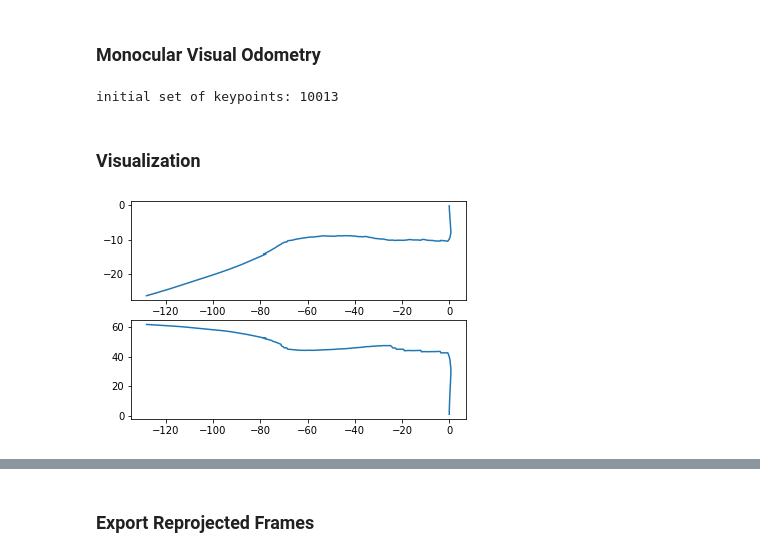
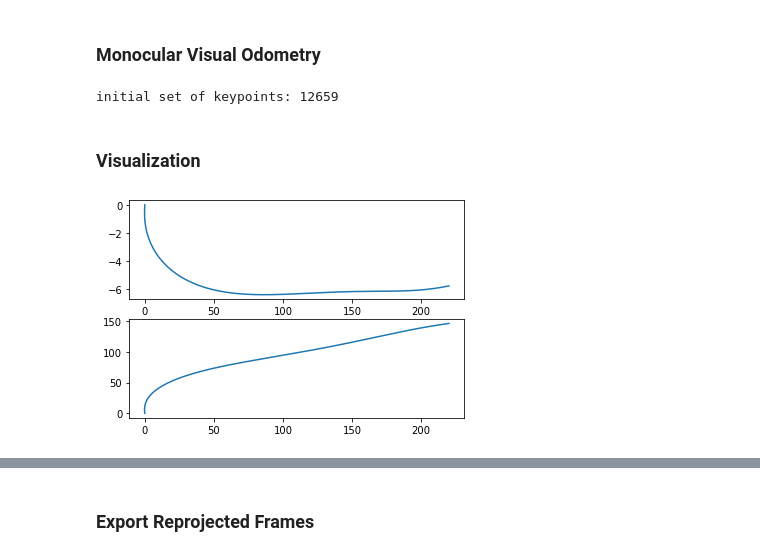
Before and after one commit to YehCF/monocular-visual-odometry, a Jupyter notebook: research/Monocular-Odometry-PureFlow-Pipeline-Experiment.ipynb, the cells around one changed output, grey strips where cells are left out. Drawn from its saved outputs; the diff is of its cells as text; code cells hidden in the pictures.

Commit message:
make a checkpoint for the pureflow method
- tune odometry parameter
- add smoothing methods for pose & trajectory
- update the drawing methods

```diff
--- a/research/Monocular-Odometry-PureFlow-Pipeline-Experiment.ipynb
+++ b/research/Monocular-Odometry-PureFlow-Pipeline-Experiment.ipynb
@@ -145,6 +149,6 @@ def load_frames(video_folder, start_time, end_time):
     return frames, fps
 # %%
 # load real video frames
-frames, fps = load_frames("../../odometry/demo-video-frames/portland-me_20210818_41_corey", 0, 180)
+frames, fps = load_frames("../../odometry/demo-video-frames/portland-me_20210818_41_corey", 15, 30)
 # %% [output]
 Video - portland-me_20210818_41_corey - fps: 20.000982999884354
@@ -493,9 +466,11 @@ mvo = MonocularVisualOdometry(frame_height=1080,
 min_angle = 1
 max_angle = 120
 min_triangulated_pts = 20
+max_frame_interval = 5
 
 # init poses
 poses = []
+keyframes = [0]
 
 # set up the first frame
 last_frame, last_kps = frames[0], mvo.detect_kps(frames[0])
@@ -509,6 +484,14 @@ show = 0
 verbose = 0
 
 for i in tqdm(range(1, len(frames))):
+
+    if (i - keyframes[-1]) >= max_frame_interval:
+
+        last_frame, last_kps = frames[i - 1], mvo.detect_kps(frames[i - 1])
+
+        keyframes.append(i - 1)
+
+        if verbose: print("change reference frame!")
 
     curr_frame = frames[i]
 
@@ -584,6 +567,7 @@ for i in tqdm(range(1, len(frames))):
 
     # found an adequate frame for initialization
     poses.append([R.copy(), T.copy()])
+    keyframes.append(i)
 
     # redetect
     if (~np.isnan(curr_kps[:, 0])).sum() < mvo.min_num_kps_to_track:
@@ -598,7 +582,7 @@ for i in tqdm(range(1, len(frames))):
     last_frame = curr_frame
     last_kps = curr_kps
 # %% [output]
-initial set of keypoints: 10013
+initial set of keypoints: 12659
 # %% [markdown]
 ### Visualization
 # %%
@@ -725,17 +784,17 @@ def export_projected_frame(i_frame,
     cv2.imwrite(os.path.join(export_directory, "frame_%04d.jpg" % i_frame), export_img, [cv2.IMWRITE_JPEG_QUALITY, 100])
 # %%
 # 3d trajectory
-trajectory = get_trajectory_from_poses(poses, K)
+trajectory = get_trajectory_from_poses(get_smoothed_camera_poses_from_poses(poses), K)
 
 # x - y
 plt.subplot(211)
 plt.plot(trajectory[:, 0], trajectory[:, 1])
 # x - z
 plt.subplot(212)
 plt.plot(trajectory[:, 0], trajectory[:, 2])
 plt.show()
 # %% [output]
-[figure, old version]
+[figure, new version]
 # %%
 # get projected trajectory on the ref image
 start_frame = 0
```
Also changed, not shown: parts of 8 cells of this notebook, 1 other file.
